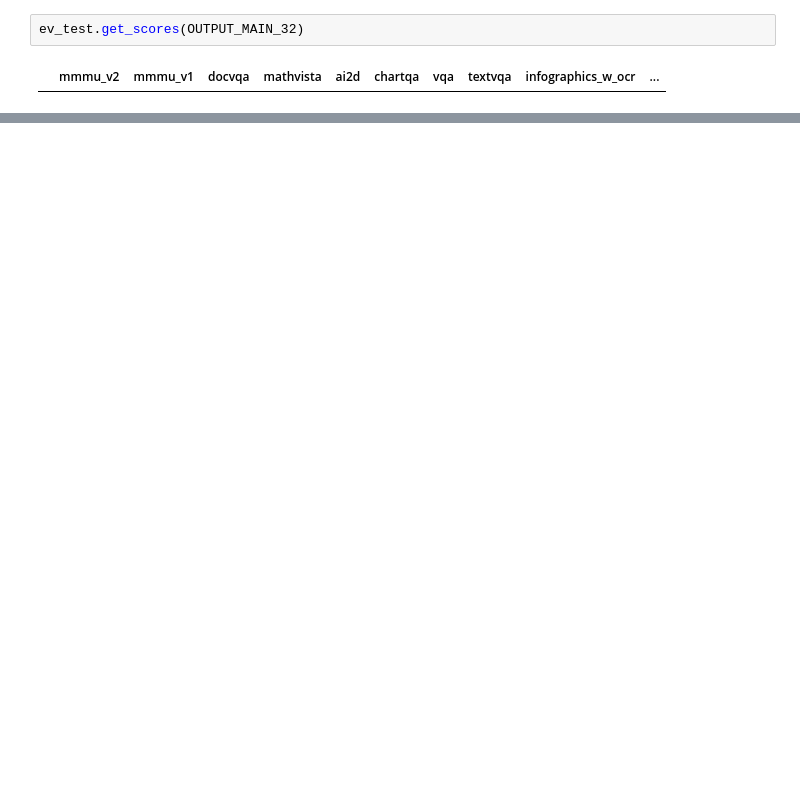
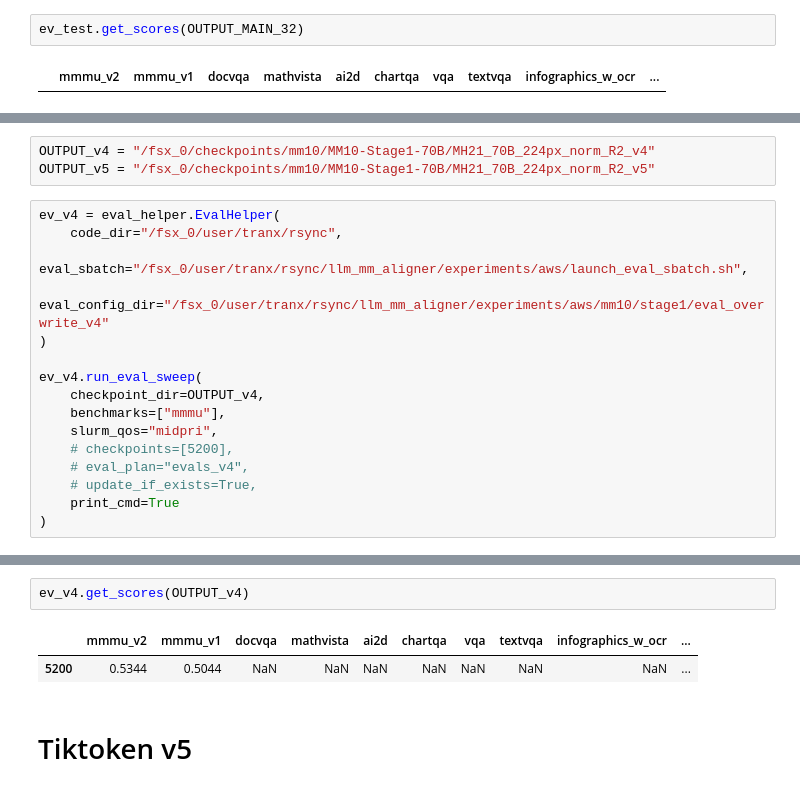
Before and after one commit to harrytranx/experiments, a Jupyter notebook: eval_mm10.ipynb, the cells around one changed output, grey strips where cells are left out. Saved outputs shown, nothing was run; the diff lists cells and outputs as text; blank space fills up the shorter version.

```diff
--- a/eval_mm10.ipynb
+++ b/eval_mm10.ipynb
@@ -281,0 +328,19 @@ eval jobs saved to: /fsx_0/checkpoints/mm10/MM10-Stage1-70B/MH21_70B_224px_norm_
+# %%
+OUTPUT_v4 = "/fsx_0/checkpoints/mm10/MM10-Stage1-70B/MH21_70B_224px_norm_R2_v4"
+OUTPUT_v5 = "/fsx_0/checkpoints/mm10/MM10-Stage1-70B/MH21_70B_224px_norm_R2_v5"
+# %%
+ev_v4 = eval_helper.EvalHelper(
+    code_dir="/fsx_0/user/tranx/rsync",
+    eval_sbatch="/fsx_0/user/tranx/rsync/llm_mm_aligner/experiments/aws/launch_eval_sbatch.sh",
+    eval_config_dir="/fsx_0/user/tranx/rsync/llm_mm_aligner/experiments/aws/mm10/stage1/eval_overwrite_v4"
+)
+
+ev_v4.run_eval_sweep(
+    checkpoint_dir=OUTPUT_v4,
+    benchmarks=["mmmu"],
+    slurm_qos="midpri",
+    # checkpoints=[5200],
+    # eval_plan="evals_v4",
+    # update_if_exists=True,
+    print_cmd=True
+)
@@ -281,0 +353,7 @@ eval jobs saved to: /fsx_0/checkpoints/mm10/MM10-Stage1-70B/MH21_70B_224px_norm_
+# %%
+ev_v4.get_scores(OUTPUT_v4)
+# %% [output]
+|  | mmmu_v2 | mmmu_v1 | docvqa | mathvista | ai2d | chartqa | vqa | textvqa | infographics_w_ocr | ... |
+| 5200 | 0.5344 | 0.5044 | NaN | NaN | NaN | NaN | NaN | NaN | NaN | ... |
+# %% [markdown]
+# Tiktoken v5
```
Also changed, not shown: parts of 15 cells of this notebook, 6 other files.
